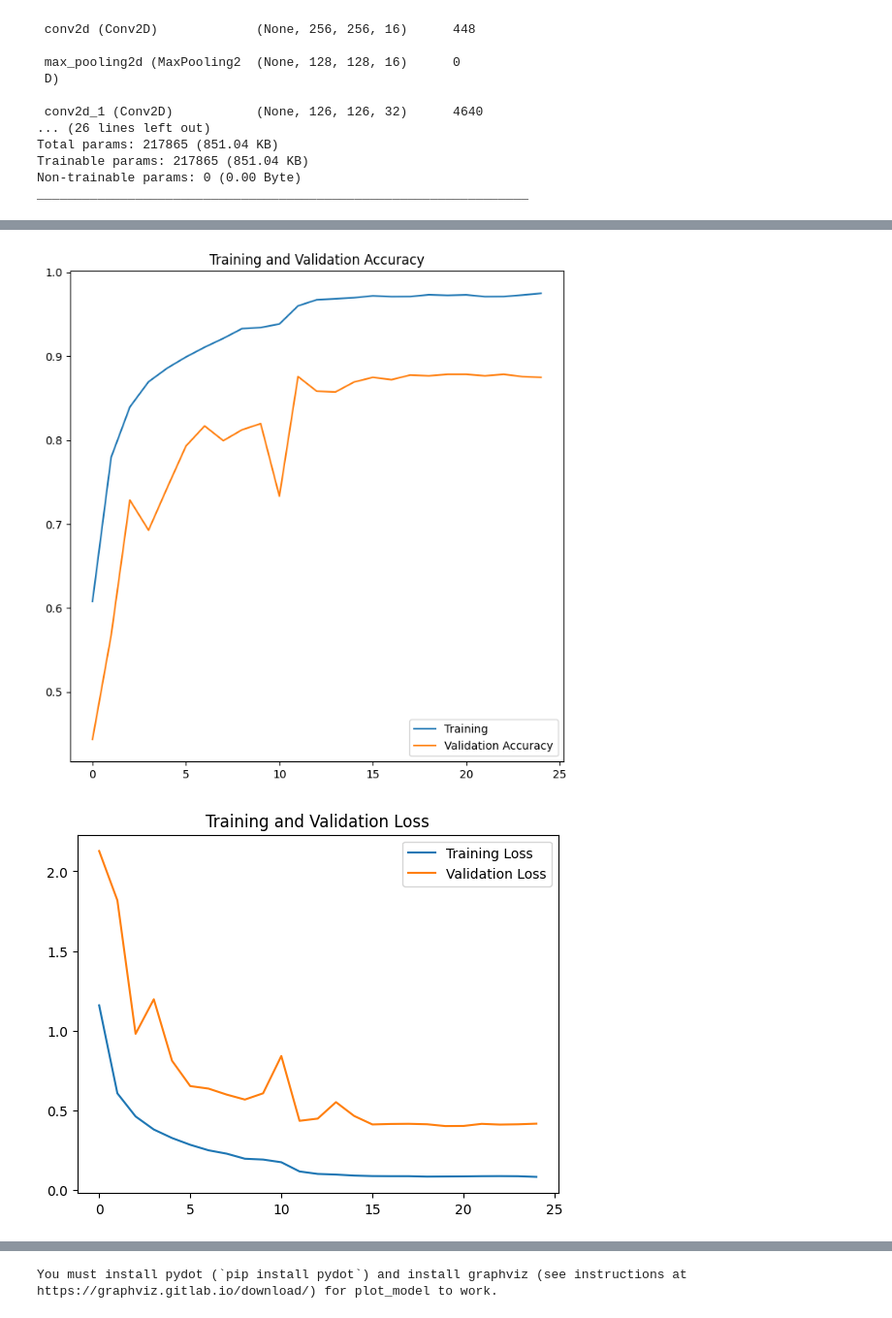
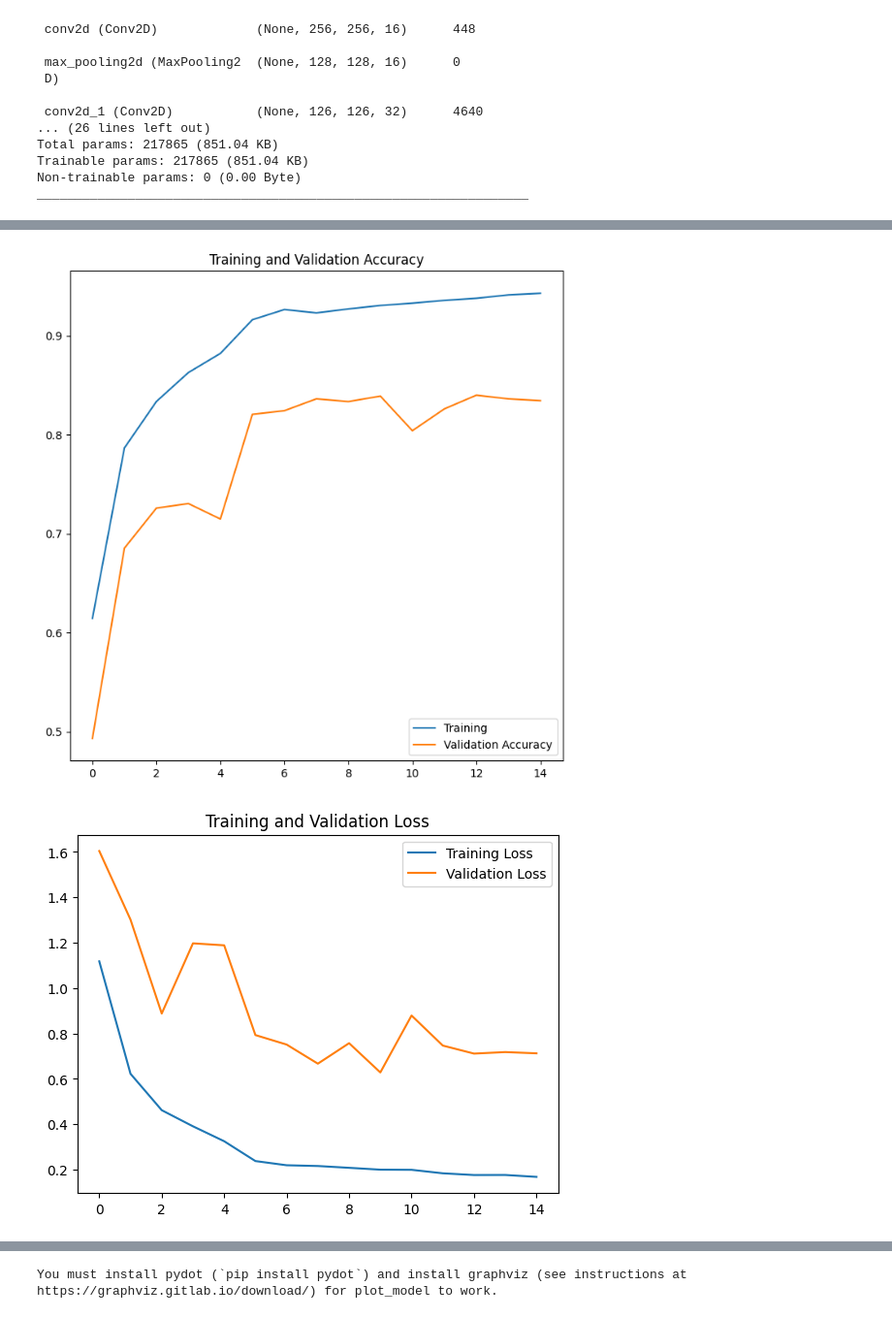
Before and after one commit to Pheoxis/PlantDisease, a Jupyter notebook: training_models/struktura_modelu.ipynb, the cells around one changed output, grey strips where cells are left out. Shown: that part at 97% size. Saved outputs shown, nothing was run; the diff lists cells and outputs as text; code cells hidden in the pictures.

```diff
--- a/training_models/struktura_modelu.ipynb
+++ b/training_models/struktura_modelu.ipynb
@@ -475,21 +501,21 @@ loss=history.history['loss']
 val_loss=history.history['val_loss']
 # %%
 plt.figure(figsize=(8,8))
-plt.plot(range(25), acc, label='Training')
-plt.plot(range(25),val_acc, label='Validation Accuracy')
+plt.plot(range(15), acc, label='Training')
+plt.plot(range(15),val_acc, label='Validation Accuracy')
 plt.legend(loc='lower right')
 plt.title('Training and Validation Accuracy')
 plt.show()
 # %% [output]
-[figure, old version]
+[figure, new version]
 # %%
-plt.plot(range(25), loss, label='Training Loss')
-plt.plot(range(25),val_loss, label='Validation Loss')
+plt.plot(range(15), loss, label='Training Loss')
+plt.plot(range(15),val_loss, label='Validation Loss')
 plt.legend(loc='upper right')
 plt.title('Training and Validation Loss')
 plt.show()
 # %% [output]
-[figure, old version]
+[figure, new version]
 # %%
 def get_actual_predicted_labels(dataset, model):
     actual = [labels for _, labels in dataset.unbatch()]
```
Also changed, not shown: parts of 14 cells of this notebook.
